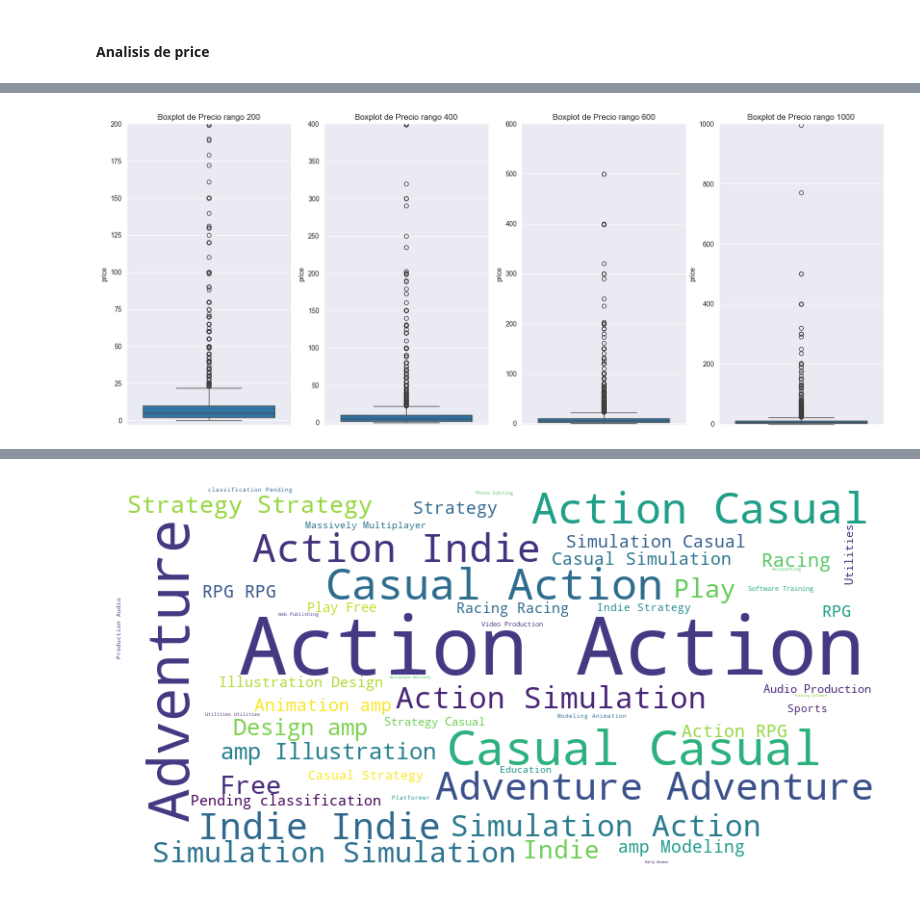
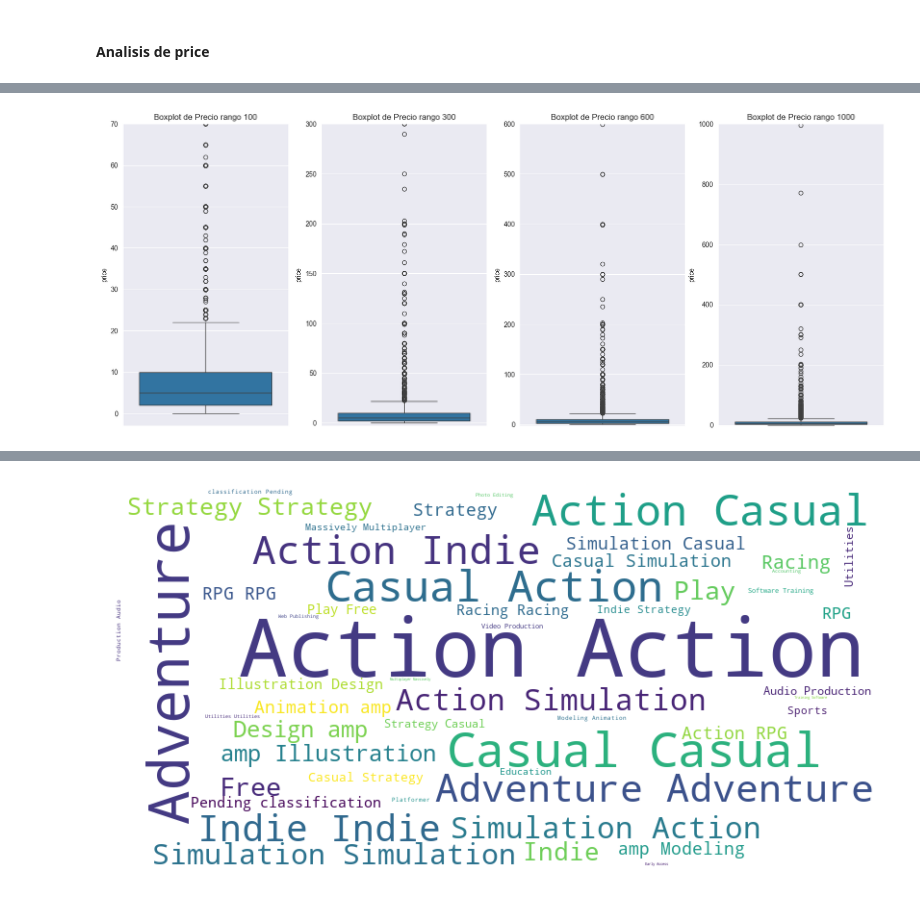
Before and after one commit to pablongrs/MLOps_Steam, a Jupyter notebook: EDA.ipynb, the cells around one changed output, grey strips where cells are left out. Drawn from its saved outputs; the diff is of its cells as text; code cells hidden in the pictures.

```diff
--- a/EDA.ipynb
+++ b/EDA.ipynb
@@ -73,30 +99,30 @@ Name: price, dtype: float64
 # %%
 plt.figure(figsize=(20, 8))  # Establecer el tamaño de la figura
 sns.set_style("darkgrid")
 
 # Primer0
 plt.subplot(1, 4, 1)  # Una fila, dos columnas, primera subparcela
 sns.boxplot(data=games, y='price')
-plt.ylim(-3, 200)  # Establecer límites en el eje y
-plt.title("Boxplot de Precio rango 200")  # Agregar título
+plt.ylim(-3, 70)  # Establecer límites en el eje y
+plt.title("Boxplot de Precio rango 100")  # Agregar título
 
 # Segundo
 plt.subplot(1, 4, 2)
 sns.boxplot(data=games, y='price')
-plt.ylim(-3, 400)  # Establecer límites en el eje y
-plt.title("Boxplot de Precio rango 400")  # Agregar título
+plt.ylim(-3, 300)  # Establecer límites en el eje y
+plt.title("Boxplot de Precio rango 300")  # Agregar título
 
 #Tercero
 plt.subplot(1, 4, 3)  # Una fila, dos columnas, segunda subparcela
 sns.boxplot(data=games, y='price')
 plt.ylim(-3, 600)  # Establecer límites en el eje y
 plt.title("Boxplot de Precio rango 600")  # Agregar título
 
 #Cuarto
 plt.subplot(1, 4, 4)  # Una fila, dos columnas, segunda subparcela
 sns.boxplot(data=games, y='price')
 plt.ylim(-3, 1000)  # Establecer límites en el eje y
 plt.title("Boxplot de Precio rango 1000")  # Agregar título
 plt.show()
 # %% [output]
-[figure, old version]
+[figure, new version]
```
Also changed, not shown: parts of 26 cells of this notebook.
